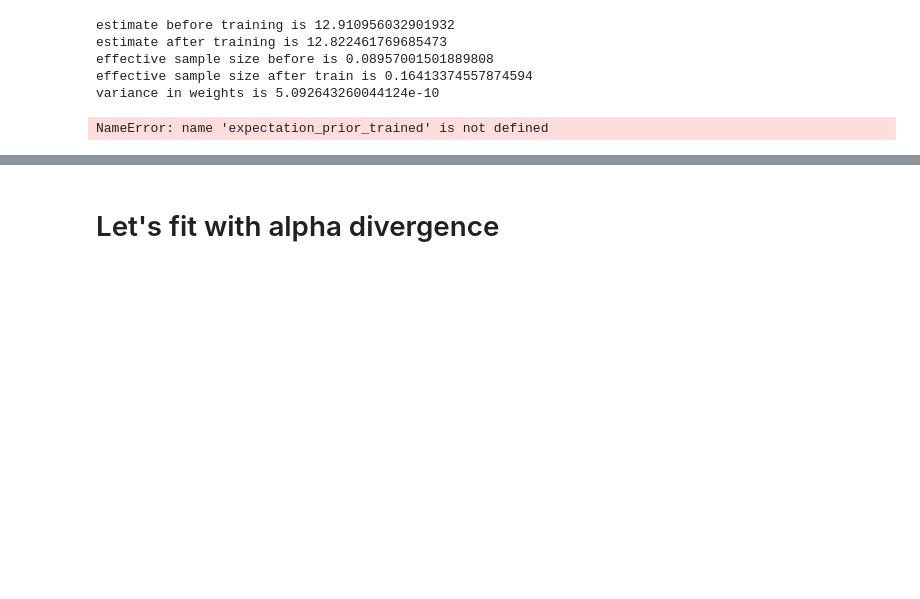
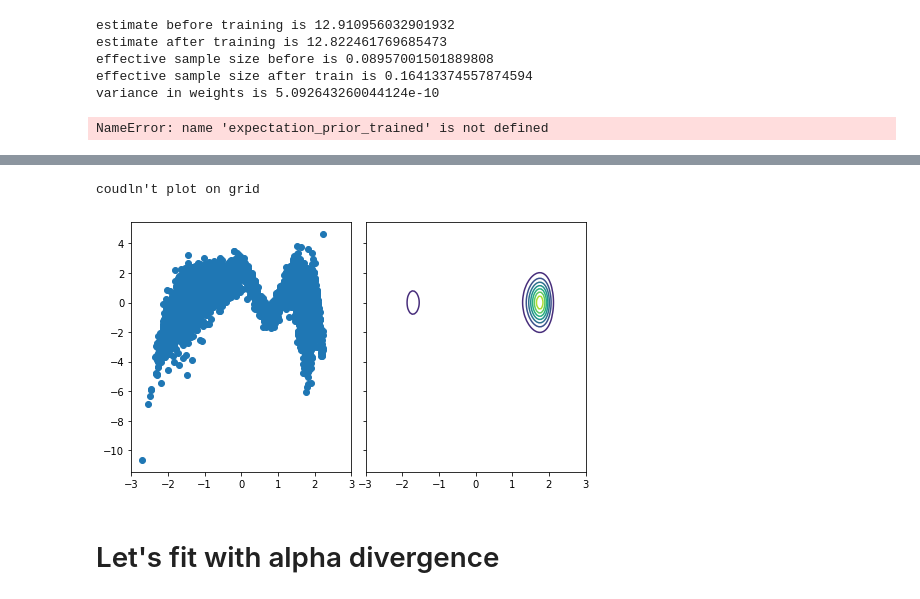
Before and after one commit to lollcat/FAB-2021, a Jupyter notebook: Notebooks/Flow/DoubleWell.ipynb, the cells around one changed output, grey strips where cells are left out. Cells and saved outputs as stored; diff of their text form; code cells hidden in the pictures; blank space fills up the shorter version.

```diff
--- a/Notebooks/Flow/DoubleWell.ipynb
+++ b/Notebooks/Flow/DoubleWell.ipynb
@@ -56,6 +56,7 @@ if train_prior:
     history_prior = tester.train_prior(epochs=200, batch_size=batch_size, lr=0.01)
     plot_history(history_prior)
     plot_samples_vs_contours(tester)
+    expectation_prior_trained, info_prior = tester.estimate_expectation(n_samples_estimation, expectation_function)
 # %% [output]
 [figure]
 [figure]
@@ -102,2 +109,7 @@ plot_divergences(history)
 # %%
-plot_distributions(tester, bounds=[[-3, 3], [-3, 3]], n_points=100)
+try:
+    plot_distributions(tester, bounds=[[-3, 3], [-3, 3]], n_points=100)
+except:
+    print("coudln't plot on grid")
+# %% [output]
+coudln't plot on grid
@@ -106,3 +116,7 @@ plot_samples_vs_contours(tester, n_samples=1000)
+# %%
+plot_samples_vs_contours(tester, n_samples=5000)
+# %% [output]
+[figure, added]
 # %% [markdown]
 # Let's fit with alpha divergence
 # %%
```
Also changed, not shown: parts of 14 cells of this notebook, 40 other files.
